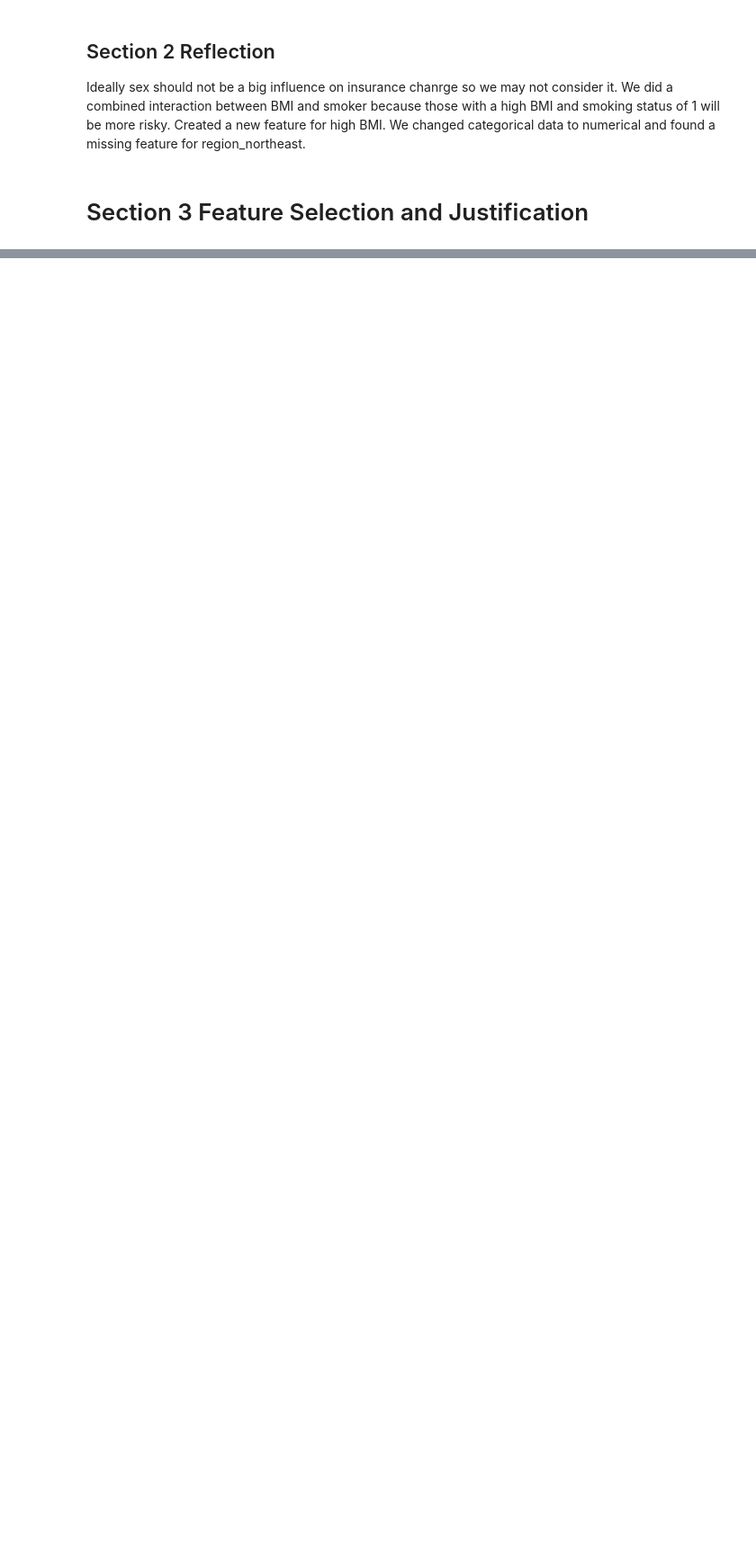
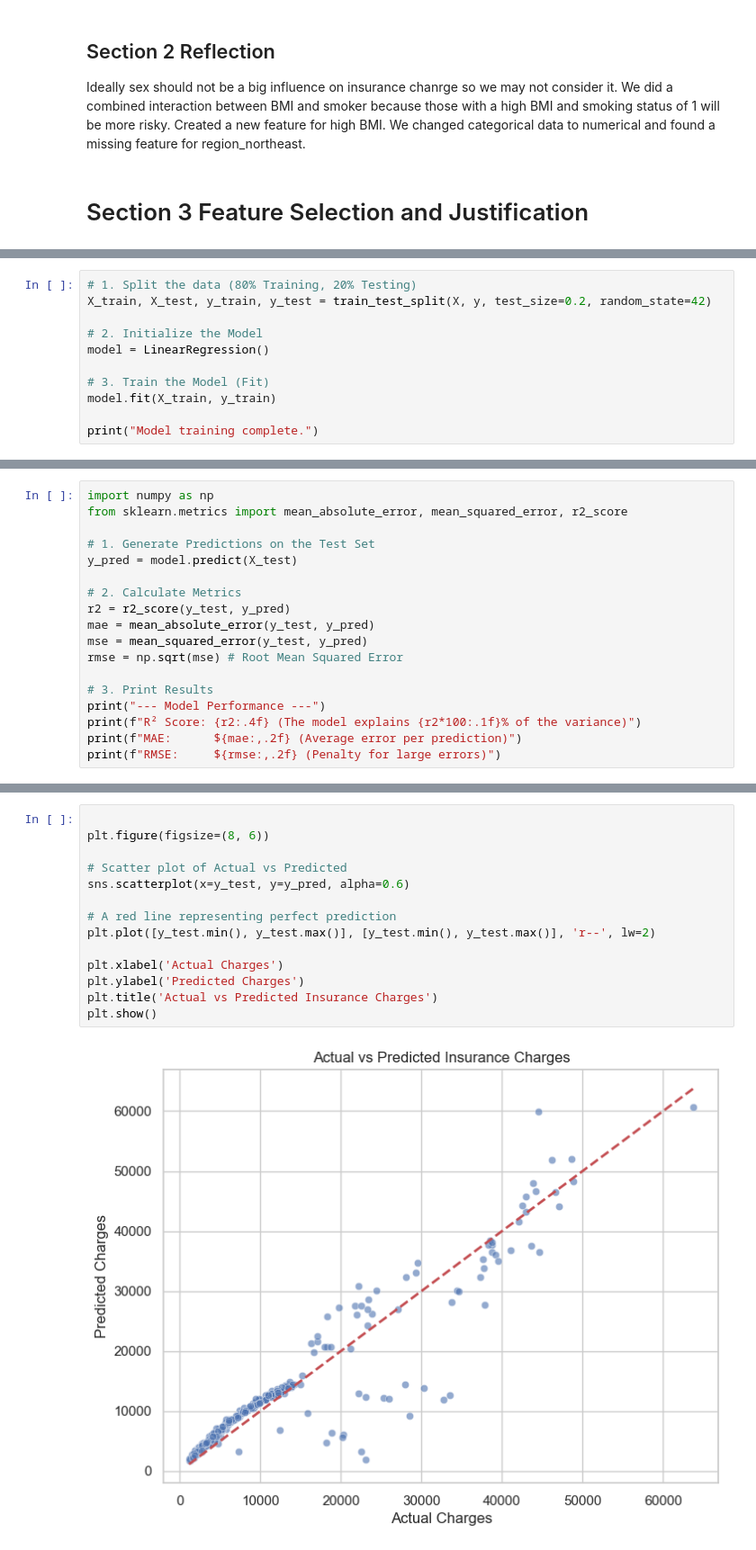
Before and after one commit to jarjarredred/ml-modules, a Jupyter notebook: notebooks/ml_regression_jarred/regression_jarred.ipynb, the cells around one changed output, grey strips where cells are left out. Shown: that part at 90% size. Cells and saved outputs as stored; diff of their text form; blank space fills up the shorter version.

Commit message:
Finalized Regression Final Project

```diff
--- a/notebooks/ml_regression_jarred/regression_jarred.ipynb
+++ b/notebooks/ml_regression_jarred/regression_jarred.ipynb
@@ -181,0 +301,11 @@ X_train, X_test, y_train, y_test = train_test_split(X, y, test_size=0.2, random_
+# %%
+# 1. Split the data (80% Training, 20% Testing)
+X_train, X_test, y_train, y_test = train_test_split(X, y, test_size=0.2, random_state=42)
+
+# 2. Initialize the Model
+model = LinearRegression()
+
+# 3. Train the Model (Fit)
+model.fit(X_train, y_train)
+
+print("Model training complete.")
@@ -181,0 +314,18 @@ X_train, X_test, y_train, y_test = train_test_split(X, y, test_size=0.2, random_
+# %%
+import numpy as np
+from sklearn.metrics import mean_absolute_error, mean_squared_error, r2_score
+
+# 1. Generate Predictions on the Test Set
+y_pred = model.predict(X_test)
+
+# 2. Calculate Metrics
+r2 = r2_score(y_test, y_pred)
+mae = mean_absolute_error(y_test, y_pred)
+mse = mean_squared_error(y_test, y_pred)
+rmse = np.sqrt(mse) # Root Mean Squared Error
+
+# 3. Print Results
+print("--- Model Performance ---")
+print(f"R² Score: {r2:.4f} (The model explains {r2*100:.1f}% of the variance)")
+print(f"MAE:      ${mae:,.2f} (Average error per prediction)")
+print(f"RMSE:     ${rmse:,.2f} (Penalty for large errors)")
@@ -181,0 +337,16 @@ X_train, X_test, y_train, y_test = train_test_split(X, y, test_size=0.2, random_
+# %%
+
+plt.figure(figsize=(8, 6))
+
+# Scatter plot of Actual vs Predicted
+sns.scatterplot(x=y_test, y=y_pred, alpha=0.6)
+
+# A red line representing perfect prediction
+plt.plot([y_test.min(), y_test.max()], [y_test.min(), y_test.max()], 'r--', lw=2)
+
+plt.xlabel('Actual Charges')
+plt.ylabel('Predicted Charges')
+plt.title('Actual vs Predicted Insurance Charges')
+plt.show()
+# %% [output]
+[figure, added]
```
Also changed, not shown: parts of 17 cells of this notebook, 1 other file.
